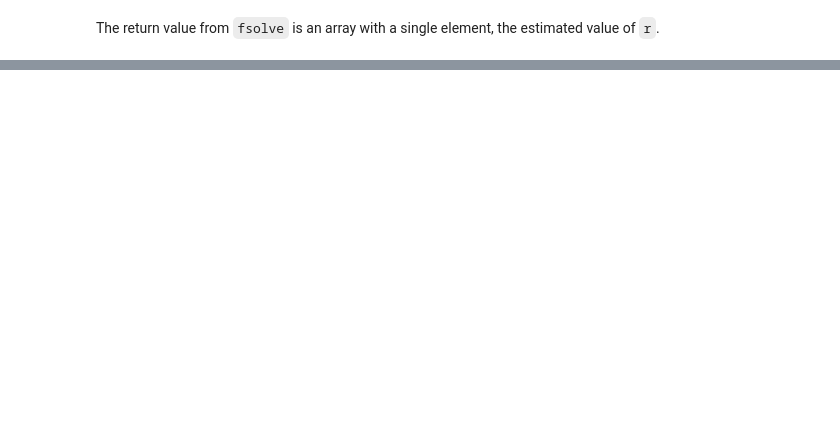
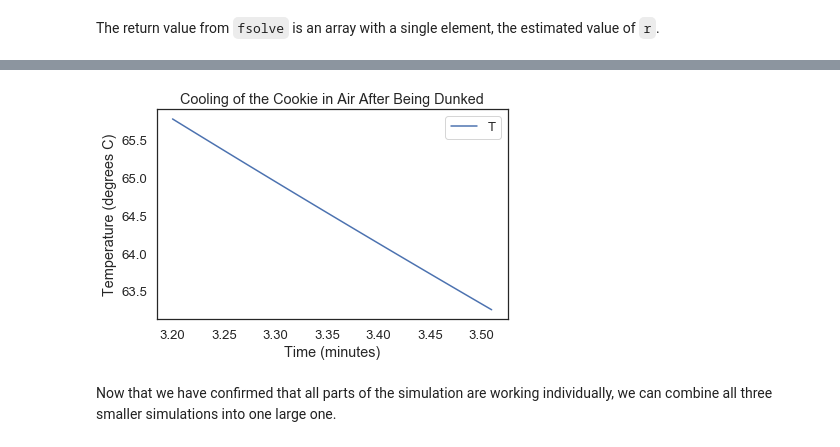
Before and after one commit to oseitelman/ModSimPy, a Jupyter notebook: code/Cookie.ipynb, the cells around one changed output, grey strips where cells are left out. Saved outputs shown, nothing was run; the diff lists cells and outputs as text; code cells hidden in the pictures; blank space fills up the shorter version.

```diff
--- a/code/Cookie.ipynb
+++ b/code/Cookie.ipynb
@@ -338,0 +196,12 @@ coffee.T_final - coffee2.T_final
+# %%
+air2 = make_system(T_init=milk.T_final, r=r_cookie, t_0=milk.t_end, t_end=3.5, dt=0.01)
+results = run_simulation (air2, update_func)
+
+results.plot()
+decorate(title = 'Cooling of the Cookie in Air After Being Dunked',
+         xlabel='Time (minutes)',
+         ylabel = 'Temperature (degrees C)')
+# %% [output]
+[figure, added]
+# %% [markdown]
+Now that we have confirmed that all parts of the simulation are working individually, we can combine all three smaller simulations into one large one.
```
Also changed, not shown: parts of 90 cells of this notebook.
